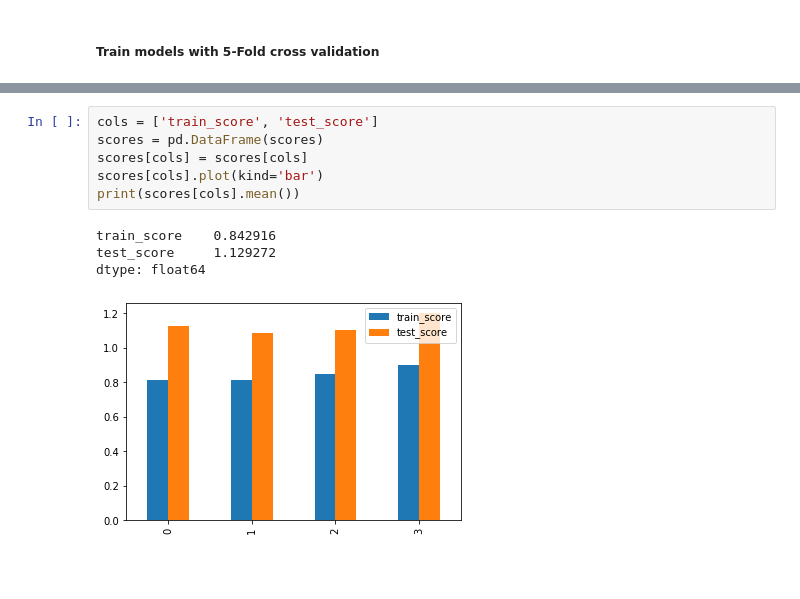
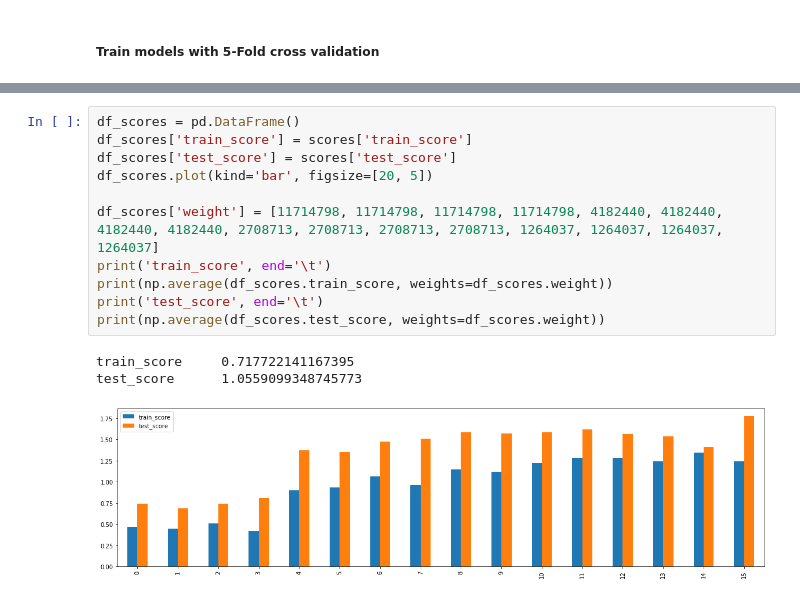
Before and after one commit to oseongchoi/Kaggle-ASHRAE, a Jupyter notebook: model-train.ipynb, the cells around one changed output, grey strips where cells are left out. Saved outputs shown, nothing was run; the diff lists cells and outputs as text; blank space fills up the shorter version.

```diff
--- a/model-train.ipynb
+++ b/model-train.ipynb
@@ -78,12 +83,16 @@ Early stopping, best iteration is:
-# %%
-cols = ['train_score', 'test_score']
-scores = pd.DataFrame(scores)
-scores[cols] = scores[cols]
-scores[cols].plot(kind='bar')
-print(scores[cols].mean())
-# %% [output]
-train_score    0.842916
-test_score     1.129272
-dtype: float64
-[figure, removed]
+# %%
+df_scores = pd.DataFrame()
+df_scores['train_score'] = scores['train_score']
+df_scores['test_score'] = scores['test_score']
+df_scores.plot(kind='bar', figsize=[20, 5])
+
+df_scores['weight'] = [11714798, 11714798, 11714798, 11714798, 4182440, 4182440, 4182440, 4182440, 2708713, 2708713, 2708713, 2708713, 1264037, 1264037, 1264037, 1264037]
+print('train_score', end='\t')
+print(np.average(df_scores.train_score, weights=df_scores.weight))
+print('test_score', end='\t')
+print(np.average(df_scores.test_score, weights=df_scores.weight))
+# %% [output]
+train_score     0.717722141167395
+test_score      1.0559099348745773
+[figure, added]
 # %%
```
Also changed, not shown: parts of 5 cells of this notebook, 2 other files.
